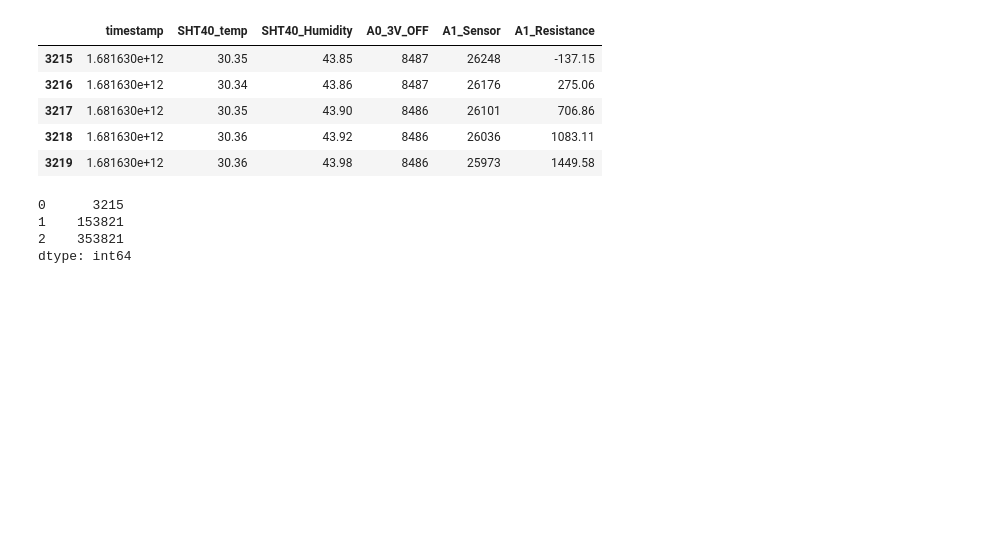
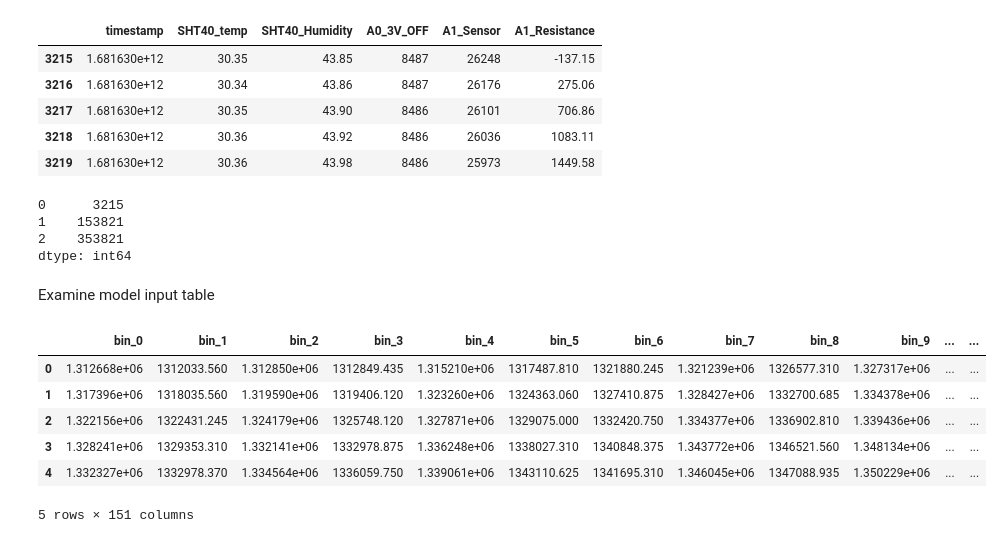
Before and after one commit to gavinlouuu-kpt/gas-sensor-ml, a Jupyter notebook: notebooks/csv_pq_explore 1.0-lkw.ipynb, the cells around one changed output. Drawn from its saved outputs; the diff is of its cells as text; code cells hidden in the pictures; blank space fills up the shorter version.

```diff
--- a/notebooks/csv_pq_explore 1.0-lkw.ipynb
+++ b/notebooks/csv_pq_explore 1.0-lkw.ipynb
@@ -97,3 +97,17 @@ dup_idx
 1    153821
 2    353821
 dtype: int64
+# %% [markdown]
+Examine model input table
+# %%
+# read model_input_table.pq from 03_primary folder
+df_model_input = pd.read_parquet('../data/03_primary/model_input_table.pq')
+df_model_input.head()
+# %% [output]
+|  | bin_0 | bin_1 | bin_2 | bin_3 | bin_4 | bin_5 | bin_6 | bin_7 | bin_8 | bin_9 | ... | ... |
+| 0 | 1.312668e+06 | 1312033.560 | 1.312850e+06 | 1312849.435 | 1.315210e+06 | 1317487.810 | 1321880.245 | 1.321239e+06 | 1326577.310 | 1.327317e+06 | ... | ... |
+| 1 | 1.317396e+06 | 1318035.560 | 1.319590e+06 | 1319406.120 | 1.323260e+06 | 1324363.060 | 1327410.875 | 1.328427e+06 | 1332700.685 | 1.334378e+06 | ... | ... |
+| 2 | 1.322156e+06 | 1322431.245 | 1.324179e+06 | 1325748.120 | 1.327871e+06 | 1329075.000 | 1332420.750 | 1.334377e+06 | 1336902.810 | 1.339436e+06 | ... | ... |
+| 3 | 1.328241e+06 | 1329353.310 | 1.332141e+06 | 1332978.875 | 1.336248e+06 | 1338027.310 | 1340848.375 | 1.343772e+06 | 1346521.560 | 1.348134e+06 | ... | ... |
+| 4 | 1.332327e+06 | 1332978.370 | 1.334564e+06 | 1336059.750 | 1.339061e+06 | 1343110.625 | 1341695.310 | 1.346045e+06 | 1347088.935 | 1.350229e+06 | ... | ... |
+5 rows × 151 columns
```
Also changed, not shown: 4 other files.
